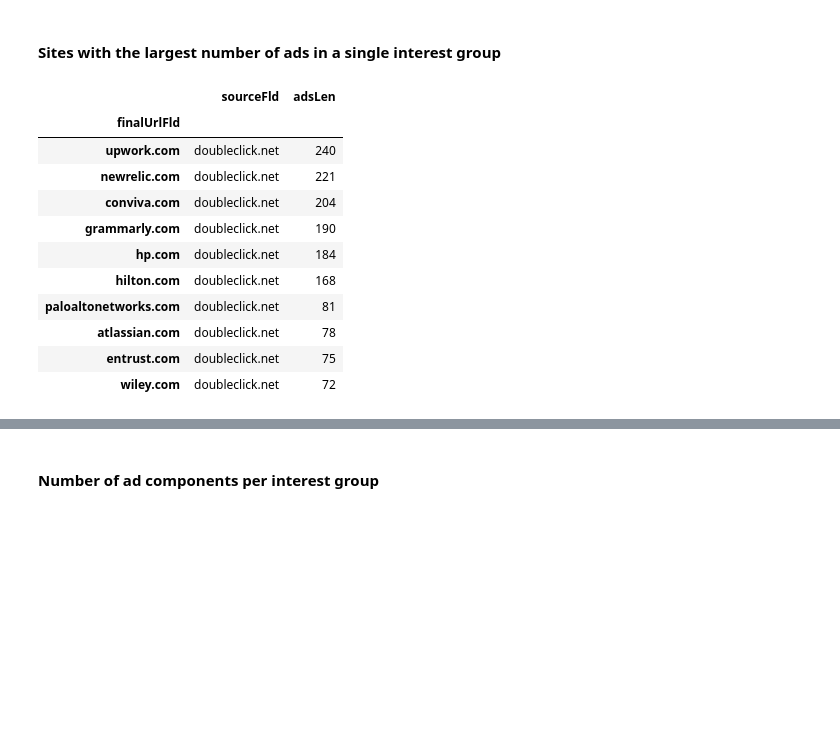
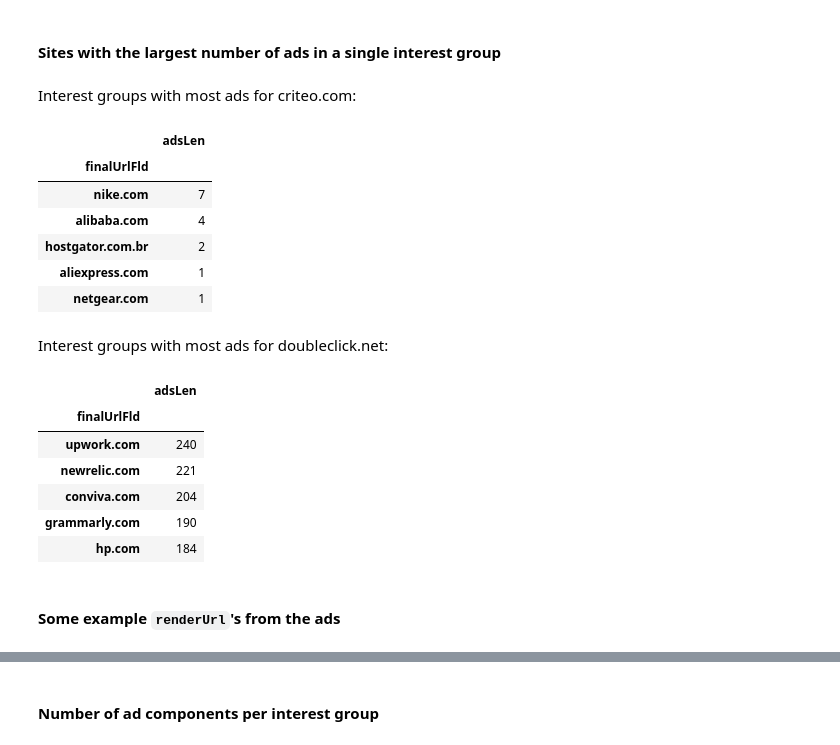
Before and after one commit to MichielP1807/tracker-radar-collector, a Jupyter notebook: post-processing/analysis.ipynb, the cells around one changed output, grey strips where cells are left out. Saved outputs shown, nothing was run; the diff lists cells and outputs as text; code cells hidden in the pictures; blank space fills up the shorter version.

```diff
--- a/post-processing/analysis.ipynb
+++ b/post-processing/analysis.ipynb
@@ -265,17 +264,25 @@ join_calls.groupby("owner")["adsLen"].describe()
 # %% [markdown]
 #### Sites with the largest number of ads in a single interest group
 # %%
-join_calls[["sourceFld", "finalUrlFld", "adsLen"]].groupby("finalUrlFld").max().sort_values("adsLen", ascending=False).head(10)
+for source, data in join_calls[["sourceFld", "finalUrlFld", "adsLen"]].groupby("sourceFld"):
+    printMD("Interest groups with most ads for %s:" % source)
+    display(data.groupby("finalUrlFld").max(numeric_only=True).sort_values("adsLen", ascending=False).head(5))
 # %% [output]
+Interest groups with most ads for criteo.com:
-|  | sourceFld | adsLen |
-| finalUrlFld |  |  |
-| upwork.com | doubleclick.net | 240 |
-| newrelic.com | doubleclick.net | 221 |
-| conviva.com | doubleclick.net | 204 |
-| grammarly.com | doubleclick.net | 190 |
-| hp.com | doubleclick.net | 184 |
-| hilton.com | doubleclick.net | 168 |
-| paloaltonetworks.com | doubleclick.net | 81 |
-| atlassian.com | doubleclick.net | 78 |
-| entrust.com | doubleclick.net | 75 |
-| wiley.com | doubleclick.net | 72 |
+|  | adsLen |
+| finalUrlFld |  |
+| nike.com | 7 |
+| alibaba.com | 4 |
+| hostgator.com.br | 2 |
+| aliexpress.com | 1 |
+| netgear.com | 1 |
+Interest groups with most ads for doubleclick.net:
+|  | adsLen |
+| finalUrlFld |  |
+| upwork.com | 240 |
+| newrelic.com | 221 |
+| conviva.com | 204 |
+| grammarly.com | 190 |
+| hp.com | 184 |
+# %% [markdown]
+#### Some example `renderUrl`'s from the ads
```
Also changed, not shown: parts of 3 cells of this notebook.
